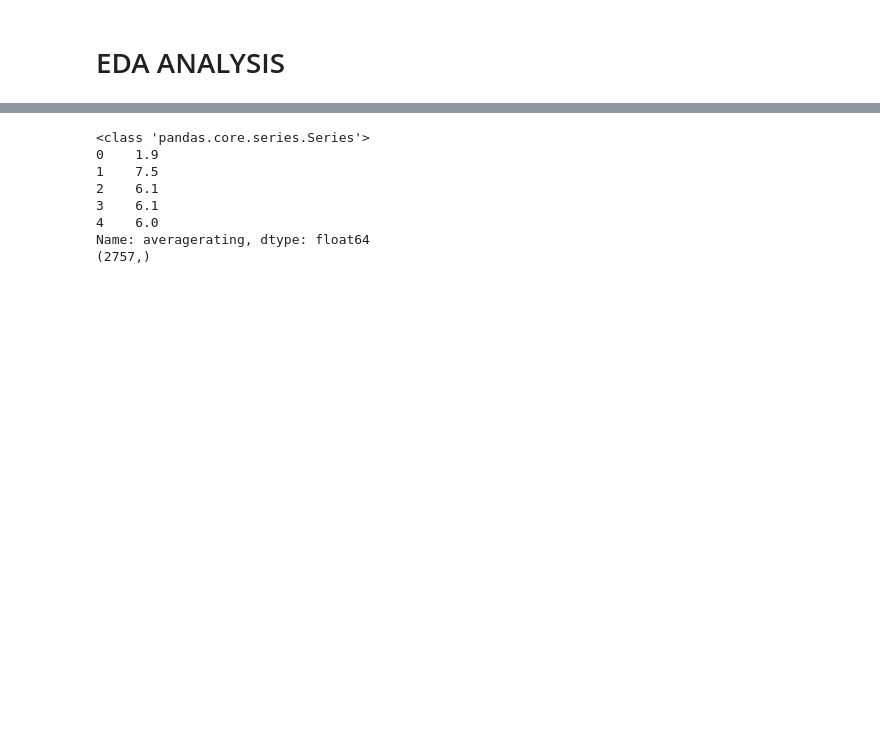
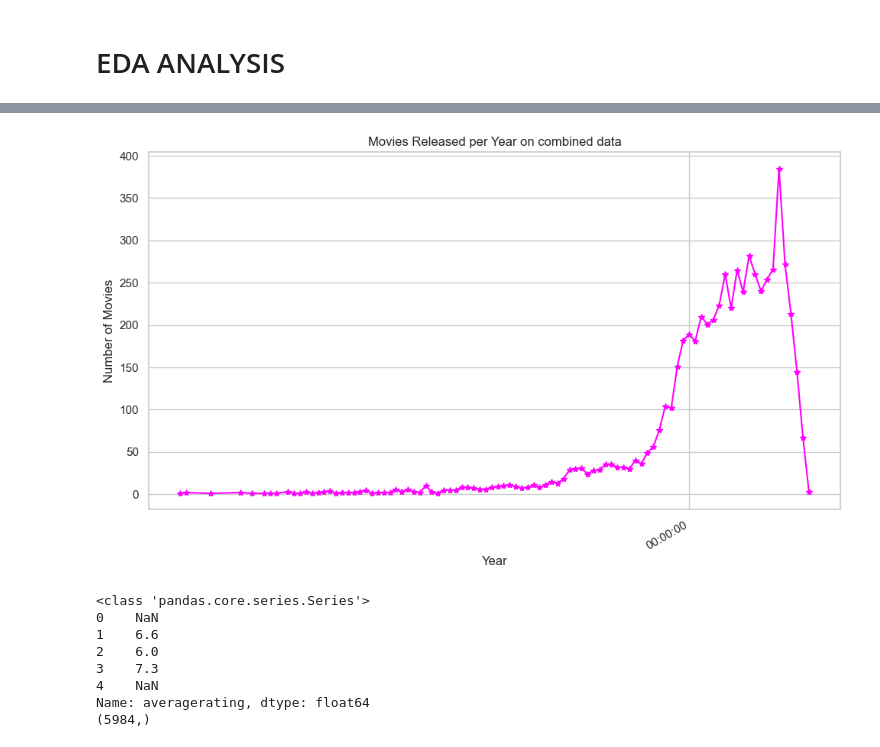
Before and after one commit to lorenaterah/Phase-2-project-G3, a Jupyter notebook: Notebooks/sharonk.ipynb, the cells around one changed output, grey strips where cells are left out. Drawn from its saved outputs; the diff is of its cells as text; code cells hidden in the pictures; blank space fills up the shorter version.

```diff
--- a/Notebooks/sharonk.ipynb
+++ b/Notebooks/sharonk.ipynb
@@ -476,14 +590,25 @@ plt.show()
+# %%
+merged_DF['year'].value_counts().sort_index().plot(kind='line',marker='*',color='magenta')
+plt.title('Movies Released per Year on combined data')
+plt.xlabel('Year')
+plt.ylabel('Number of Movies')
+plt.grid(True)
+
+plt.tight_layout()
+plt.show()
+# %% [output]
+[figure, added]
 # %%
-print(type(combined_df['averagerating']))
-print(combined_df['averagerating'].head())
-print(combined_df['averagerating'].shape)
+print(type(merged_DF['averagerating']))
+print(merged_DF['averagerating'].head())
+print(merged_DF['averagerating'].shape)
 # %% [output]
 <class 'pandas.core.series.Series'>
-0    1.9
-1    7.5
-2    6.1
-3    6.1
-4    6.0
+0    NaN
+1    6.6
+2    6.0
+3    7.3
+4    NaN
 Name: averagerating, dtype: float64
-(2757,)
+(5984,)
 # %%
```
Also changed, not shown: parts of 33 cells of this notebook.
